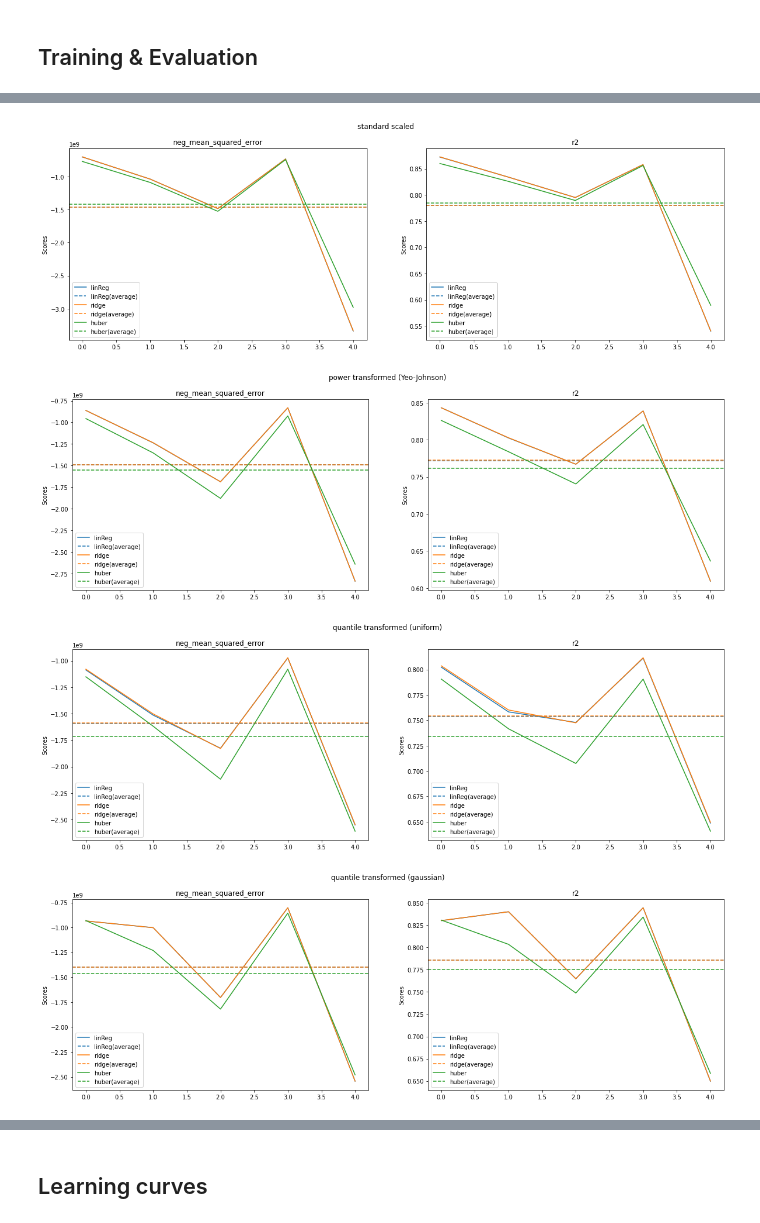
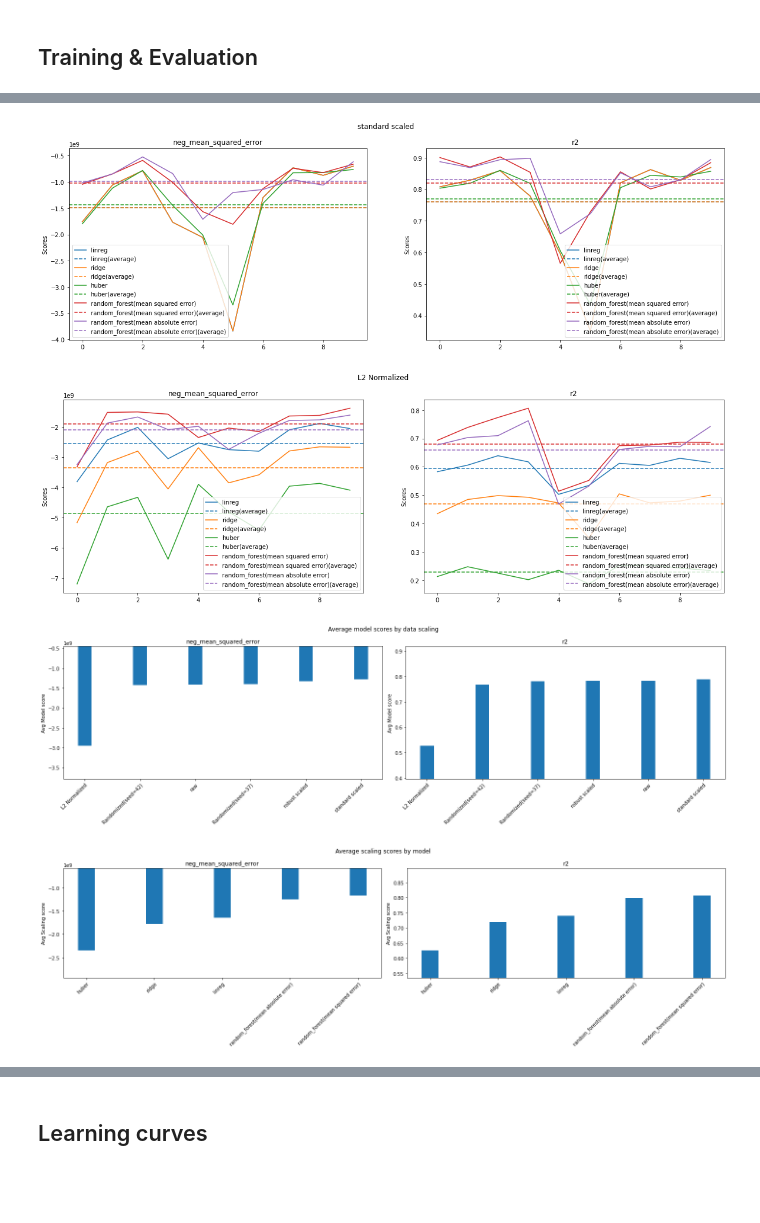
Before and after one commit to mankinskin/ml_projects, a Jupyter notebook: project3/Project3.ipynb, the cells around one changed output, grey strips where cells are left out. Cells and saved outputs as stored; diff of their text form; code cells hidden in the pictures; blank space fills up the shorter version.

```diff
--- a/project3/Project3.ipynb
+++ b/project3/Project3.ipynb
@@ -108,7 +135,7 @@ feature_info("full", feature_dict)
 # %% [markdown]
 ## Training & Evaluation
 # %%
-CROSS_VAL_FOLDS=5
+CROSS_VAL_FOLDS=10
 # train and score model using cross validation
 def score_model(model, data_pair, scoring):
     (x, y) = data_pair
@@ -151,8 +178,8 @@ def plot_model_scores_for_data(data_name, scoring_scores):
     save_figure(f"{data_name}_model_scores")
 def plot_model_scores(scores):
     plt.ylabel("Scores")
-    for name, scores in scores.items():
-        plot_model_score(name, scores)
+    for name, score in scores.items():
+        plot_model_score(name, score)
     plt.legend()
 def plot_model_score(name, scores):
     #print(f"Plotting scores for model {name}")
@@ -214,6 +241,7 @@ def plot_bar_charts_for_dicts(title, ylabel, dicts):
     for (i, (name, data)) in enumerate(dicts.items()):
         plt.subplot(1,n,i+1)
         plot_bar_chart(ylabel, name, {k: v for k, v in sorted(data.items(), key=lambda t: t[1])})
+    save_figure(f"{title}_barcharts")
 def plot_bar_chart(ylabel, name, data, width=0.25):
     # barchart from https://matplotlib.org/3.1.0/gallery/lines_bars_and_markers/barchart.html
     values = data.values()
@@ -227,17 +255,25 @@ def plot_bar_chart(ylabel, name, data, width=0.25):
     plt.gca().set_xticks(ind)
     plt.gca().set_xticklabels(data.keys(), rotation=45, rotation_mode="anchor", ha="right")
     plt.gcf().tight_layout()
+
+def data_randomized(x, y, seed=None):
+    p = np.random.RandomState(seed=seed).permutation(len(x))
+    return (x[p], y[p])
 # %%
-# TODO: train a Logistic Regression, ridge regression and Huber loss regression using cross validation
+# Todo: evaluate different techniques of feature selection
+# embedded feature selections
 scorings = {
     "neg_mean_squared_error": lambda y_true, y_pred: -mean_squared_error(y_true, y_pred),
     "r2": r2_score,
 }
 regs = {
-    "linReg": LinearRegression(),
+    "linreg": LinearRegression(),
     "ridge": Ridge(),
     "huber": HuberRegressor(),
+    "random_forest(mean squared error)": RandomForestRegressor(n_estimators=10),
+    "random_forest(mean absolute error)": RandomForestRegressor(n_estimators=10, criterion="mae"),
 }
+# filter feature selections
 data_raw = (X, y)
 # randomize data multiple times
 p = np.random.RandomState(seed=42).permutation(len(X))
@@ -246,19 +282,19 @@ p = np.random.RandomState(seed=37).permutation(len(X))
 data_randomized_37 = (X[p], y[p])
 p = np.random.RandomState(seed=231).permutation(len(X))
 (X, y) = (X[p], y[p])
-# Some scalers from https://scikit-learn.org/stable/auto_examples/preprocessing/plot_all_scaling.html
+var_filter = VarianceThreshold(threshold=0.3)
+var_filtered = var_filter.fit_transform(data_randomized_42[0])
+std_scaled_data = (scale(var_filtered, StandardScaler()), data_randomized_42[1])
+var_filtered_data = (scale(var_filtered, StandardScaler()), data_randomized_42[1])
 data = {
     "raw": data_raw,
     "Randomized(seed=42)": data_randomized_42,
     "Randomized(seed=37)": data_randomized_37,
-    "robust scaled": (scale(X, RobustScaler()), y),
-    "standard scaled": (scale(X, StandardScaler()), y),
-    "power transformed (Yeo-Johnson)": (scale(X, PowerTransformer(method='yeo-johnson')), y),
-    "quantile transformed (uniform)": (scale(X, QuantileTransformer(output_distribution='uniform')), y),
-    "quantile transformed (gaussian)": (scale(X, QuantileTransformer(output_distribution='normal')), y),
-    "L2 Normalized": (scale(X, Normalizer()), y),
+    "robust scaled": (scale(var_filtered, RobustScaler()), var_filtered_data[1]),
+    "standard scaled": std_scaled_data,
+    "L2 Normalized": (scale(var_filtered, Normalizer()), var_filtered_data[1]),
 }
-# huber regressor throws warnings even on scaled data
+
 with warnings.catch_warnings():
     warnings.simplefilter("ignore")
     score_all_models_on_all_data_using_all_scorings(regs, data, scorings)
@@ -287,4 +323,4 @@ The PostScript backend does not support transparency; partially transparent arti
-[figure, old version]
+[figure, new version]
-[figure, old version]
+[figure, new version]
-[figure, old version]
+[figure, new version]
-[figure, old version]
+[figure, new version]
```
Also changed, not shown: parts of 9 cells of this notebook, 27 other files.
